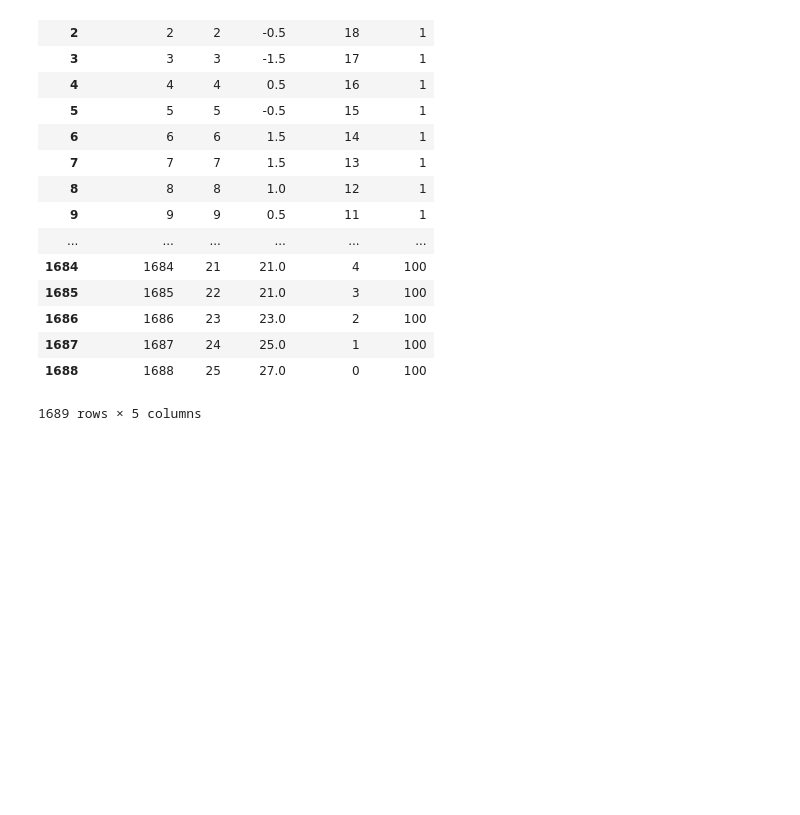
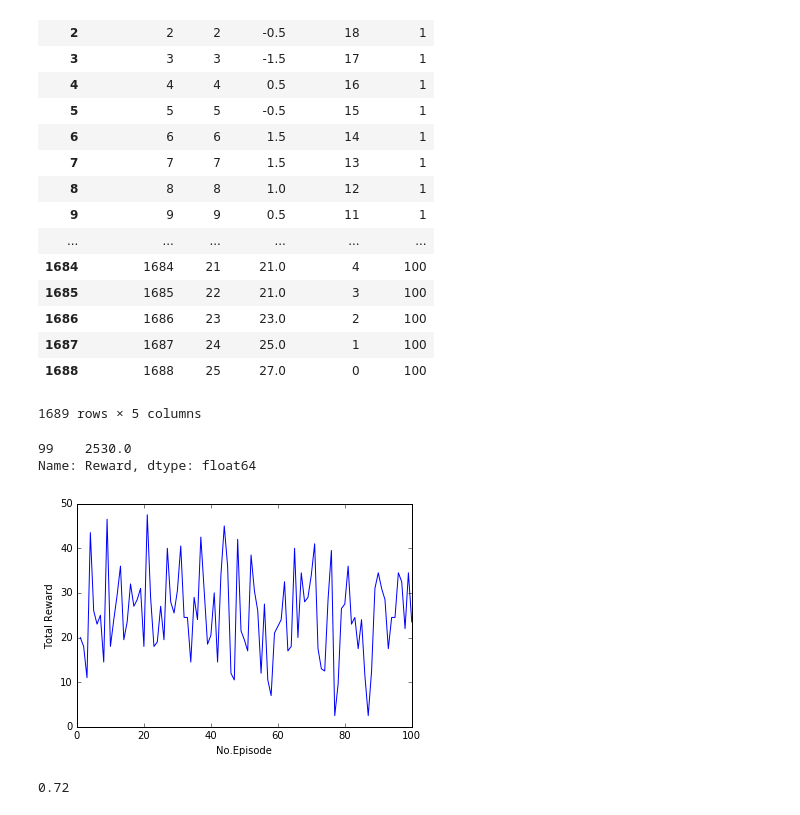
Before and after one commit to RyosukeHonda/smartcab, a Jupyter notebook: report smartcab.ipynb, the cells around one changed output. Saved outputs shown, nothing was run; the diff lists cells and outputs as text; code cells hidden in the pictures; blank space fills up the shorter version.

```diff
--- a/report smartcab.ipynb
+++ b/report smartcab.ipynb
@@ -267,3 +267,14 @@ df_gamma_con
 | 1687 | 1687 | 24 | 25.0 | 1 | 100 |
 | 1688 | 1688 | 25 | 27.0 | 0 | 100 |
 1689 rows × 5 columns
+# %%
+df_cons=pd.read_csv('constant_with_right.csv')
+total_reward(df_cons)
+# %% [output]
+99    2530.0
+Name: Reward, dtype: float64
+[figure, added]
+# %%
+success_rate(df_cons)
+# %% [output]
+0.72
```
Also changed, not shown: 2 other files.
